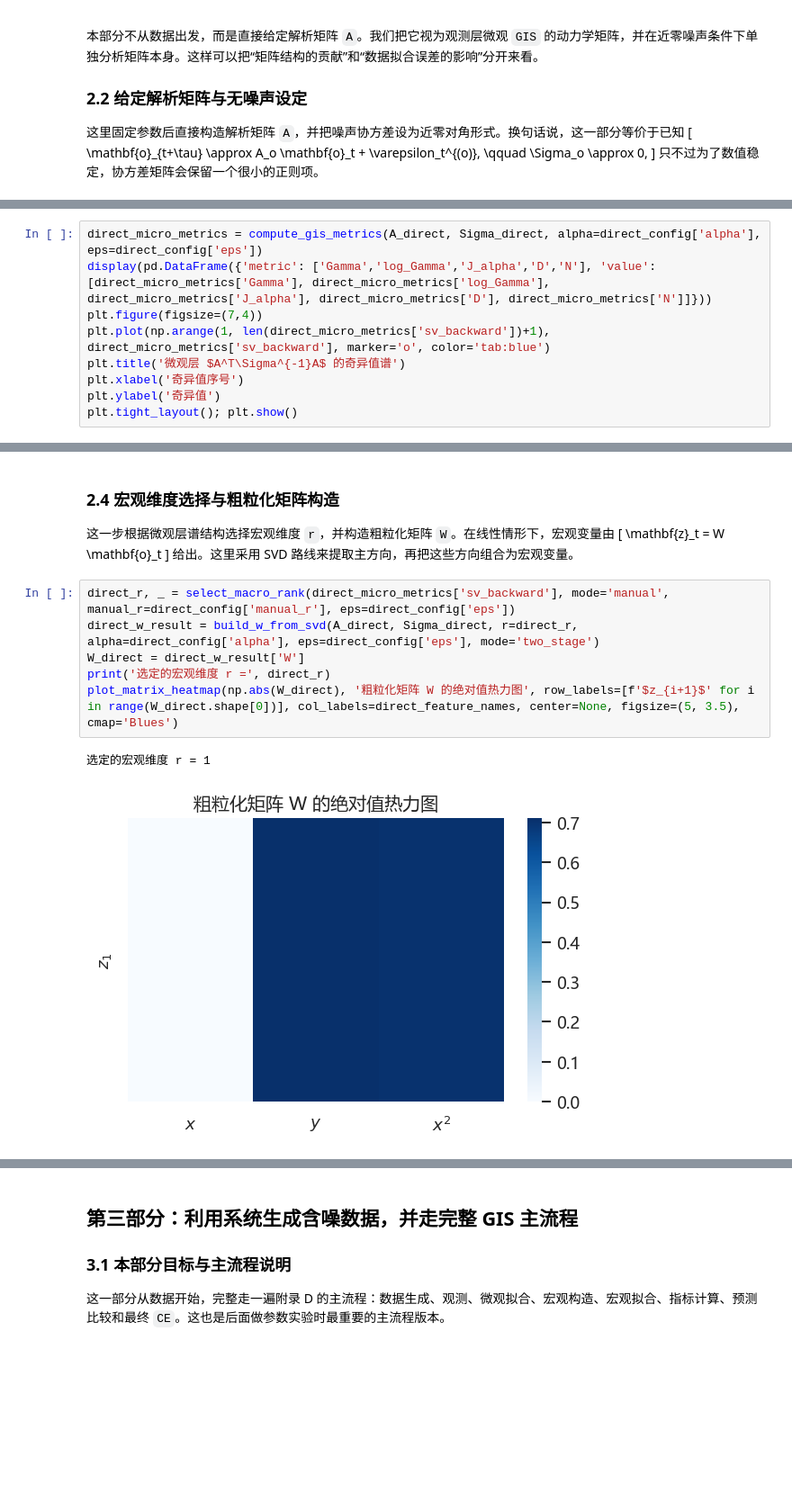
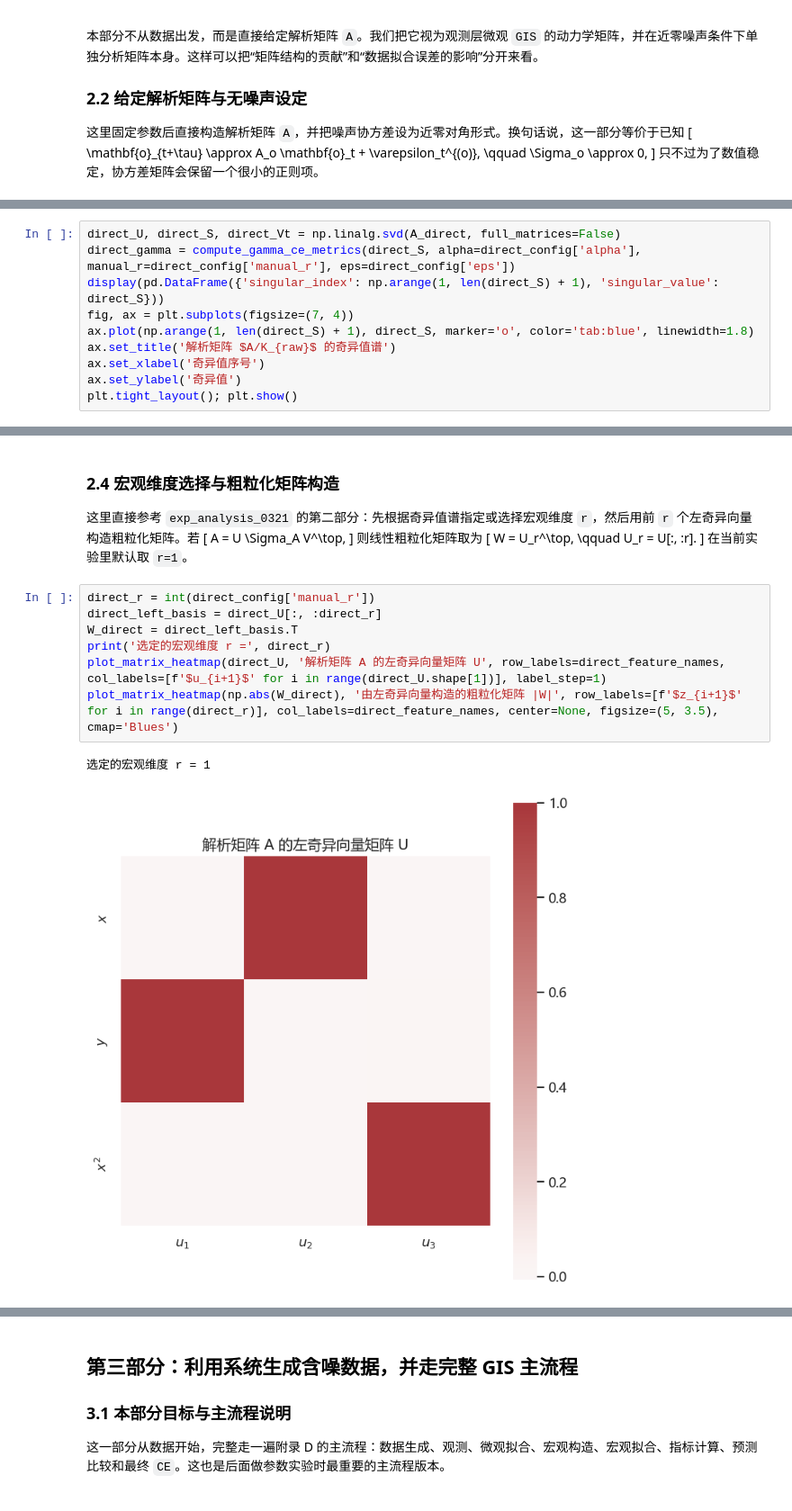
Before and after one commit to Matthew-ymz/pykoop, a Jupyter notebook: exp/analysitic_exp/exp_ana_gis.ipynb, the cells around one changed output, grey strips where cells are left out. Shown at 90% size. Drawn from its saved outputs; the diff is of its cells as text; blank space fills up the shorter version.

```diff
--- a/exp/analysitic_exp/exp_ana_gis.ipynb
+++ b/exp/analysitic_exp/exp_ana_gis.ipynb
@@ -237,10 +252,11 @@ J_\alpha^{\mathrm{GIS}}(A,\Sigma;d)=\frac{1}{d}\log \Gamma_\alpha^{\mathrm{GIS}}
 # %%
-direct_micro_metrics = compute_gis_metrics(A_direct, Sigma_direct, alpha=direct_config['alpha'], eps=direct_config['eps'])
-display(pd.DataFrame({'metric': ['Gamma','log_Gamma','J_alpha','D','N'], 'value': [direct_micro_metrics['Gamma'], direct_micro_metrics['log_Gamma'], direct_micro_metrics['J_alpha'], direct_micro_metrics['D'], direct_micro_metrics['N']]}))
-plt.figure(figsize=(7,4))
-plt.plot(np.arange(1, len(direct_micro_metrics['sv_backward'])+1), direct_micro_metrics['sv_backward'], marker='o', color='tab:blue')
-plt.title('微观层 $A^T\Sigma^{-1}A$ 的奇异值谱')
-plt.xlabel('奇异值序号')
-plt.ylabel('奇异值')
+direct_U, direct_S, direct_Vt = np.linalg.svd(A_direct, full_matrices=False)
+direct_gamma = compute_gamma_ce_metrics(direct_S, alpha=direct_config['alpha'], manual_r=direct_config['manual_r'], eps=direct_config['eps'])
+display(pd.DataFrame({'singular_index': np.arange(1, len(direct_S) + 1), 'singular_value': direct_S}))
+fig, ax = plt.subplots(figsize=(7, 4))
+ax.plot(np.arange(1, len(direct_S) + 1), direct_S, marker='o', color='tab:blue', linewidth=1.8)
+ax.set_title('解析矩阵 $A/K_{raw}$ 的奇异值谱')
+ax.set_xlabel('奇异值序号')
+ax.set_ylabel('奇异值')
 plt.tight_layout(); plt.show()
 # %% [output]
@@ -254,16 +268,23 @@ plt.tight_layout(); plt.show()
 # %% [markdown]
 ### 2.4 宏观维度选择与粗粒化矩阵构造
-这一步根据微观层谱结构选择宏观维度 `r`，并构造粗粒化矩阵 `W`。在线性情形下，宏观变量由
+这里直接参考 `exp_analysis_0321` 的第二部分：先根据奇异值谱指定或选择宏观维度 `r`，然后用前 `r` 个左奇异向量构造粗粒化矩阵。若
 \[
-\mathbf{z}_t = W \mathbf{o}_t
+A = U \Sigma_A V^\top,
 \]
-给出。这里采用 SVD 路线来提取主方向，再把这些方向组合为宏观变量。
+则线性粗粒化矩阵取为
+\[
+W = U_r^\top,
+\qquad
+U_r = U[:, :r].
+\]
+在当前实验里默认取 `r=1`。
 # %%
-direct_r, _ = select_macro_rank(direct_micro_metrics['sv_backward'], mode='manual', manual_r=direct_config['manual_r'], eps=direct_config['eps'])
-direct_w_result = build_w_from_svd(A_direct, Sigma_direct, r=direct_r, alpha=direct_config['alpha'], eps=direct_config['eps'], mode='two_stage')
-W_direct = direct_w_result['W']
+direct_r = int(direct_config['manual_r'])
+direct_left_basis = direct_U[:, :direct_r]
+W_direct = direct_left_basis.T
 print('选定的宏观维度 r =', direct_r)
-plot_matrix_heatmap(np.abs(W_direct), '粗粒化矩阵 W 的绝对值热力图', row_labels=[f'$z_{i+1}$' for i in range(W_direct.shape[0])], col_labels=direct_feature_names, center=None, figsize=(5, 3.5), cmap='Blues')
+plot_matrix_heatmap(direct_U, '解析矩阵 A 的左奇异向量矩阵 U', row_labels=direct_feature_names, col_labels=[f'$u_{i+1}$' for i in range(direct_U.shape[1])], label_step=1)
+plot_matrix_heatmap(np.abs(W_direct), '由左奇异向量构造的粗粒化矩阵 |W|', row_labels=[f'$z_{i+1}$' for i in range(direct_r)], col_labels=direct_feature_names, center=None, figsize=(5, 3.5), cmap='Blues')
 # %% [output]
 选定的宏观维度 r = 1
-[figure, old version]
+[figure, new version]
```
Also changed, not shown: parts of 31 cells of this notebook, 6 other files.
